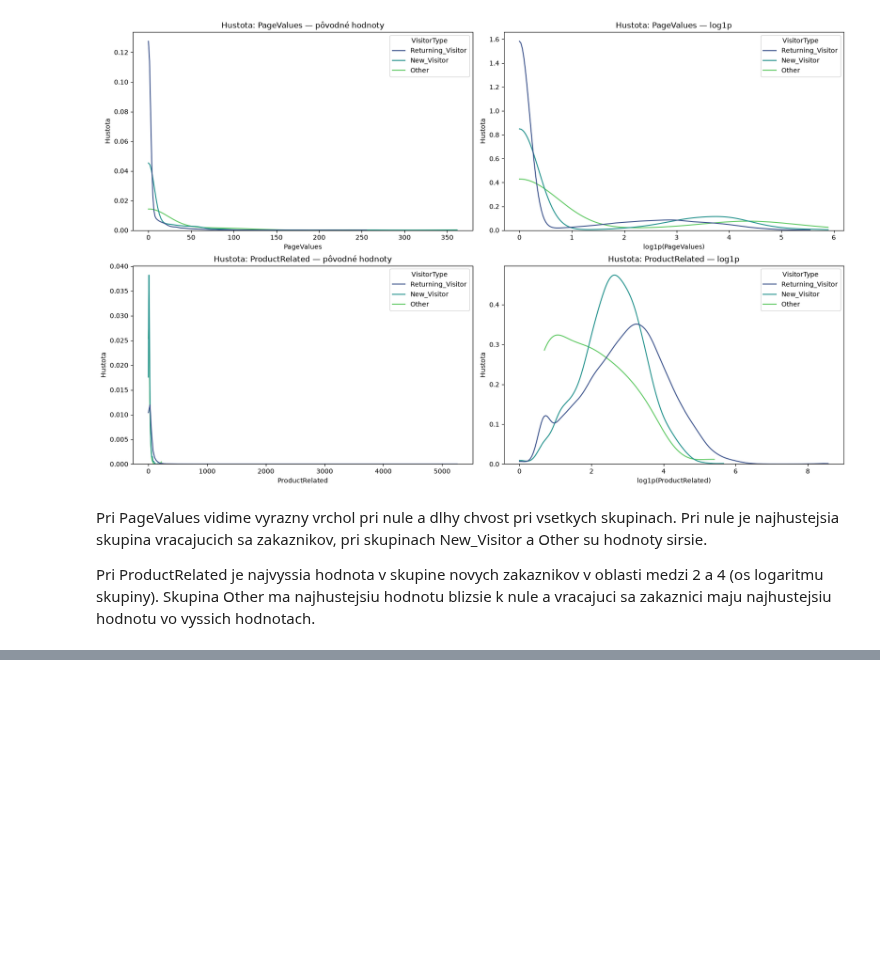
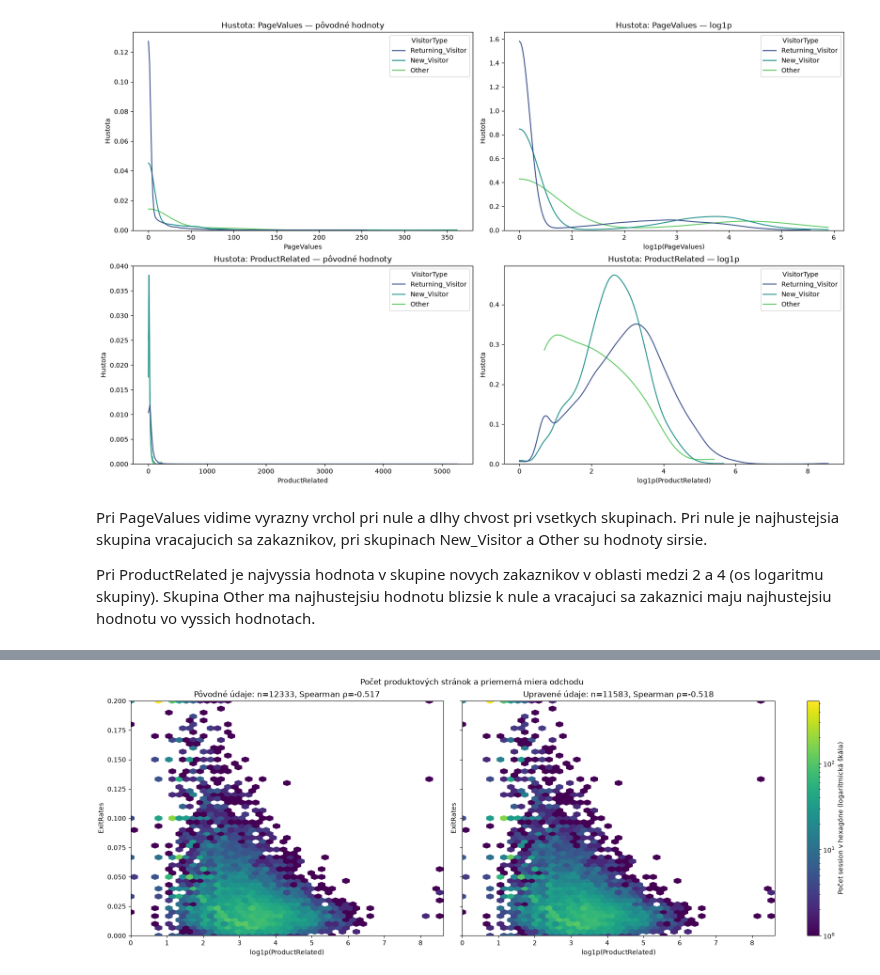
Before and after one commit to samuelbagin1/suns, a Jupyter notebook: zadania/01/main.ipynb, the cells around one changed output, grey strips where cells are left out. Saved outputs shown, nothing was run; the diff lists cells and outputs as text; code cells hidden in the pictures; blank space fills up the shorter version.

Commit message:
feat: point plot

```diff
--- a/zadania/01/main.ipynb
+++ b/zadania/01/main.ipynb
@@ -209,20 +243,0 @@ plt.show()
-# %%
-fig, axes = plt.subplots(2, 2, figsize=(16, 10), constrained_layout=True)
-
-for row, metric in enumerate(["PageValues", "ProductRelated"]):
-    for col, variant in enumerate(["original", "log1p"]):
-        value_column = metric if variant == "original" else f"log1p_{metric}"
-        value_label = metric if variant == "original" else f"log1p({metric})"
-        variant_label = "pôvodné hodnoty" if variant == "original" else "log1p"
-        ax = axes[row, col]
-        sns.boxplot(
-            data=visitor_data, x="VisitorType", y=value_column,
-            order=visitor_types, hue="VisitorType", hue_order=visitor_types,
-            palette=visitor_palette, dodge=False, legend=False,
-            ax=ax,
-        )
-        ax.set(title=f"Boxplot: {metric} — {variant_label}",
-               xlabel="Typ návštevníka", ylabel=value_label)
-        ax.tick_params(axis="x", rotation=15)
-
-plt.show()
@@ -230,0 +360,57 @@ plt.show()
+# %%
+from matplotlib.colors import LogNorm
+
+datasets = {"Pôvodné údaje": data, "Upravené údaje": data_clean}
+exit_pairs = {
+    label: frame[["ProductRelated", "ExitRates"]].dropna()
+    for label, frame in datasets.items()
+}
+extent = (
+    0,
+    max(np.log1p(pair["ProductRelated"]).max() for pair in exit_pairs.values()),
+    0,
+    max(pair["ExitRates"].max() for pair in exit_pairs.values()),
+)
+
+fig, axes = plt.subplots(
+    1, 2, figsize=(16, 6), sharex=True, sharey=True, constrained_layout=True
+)
+hexagons = []
+exit_summary = []
+
+for ax, (label, pair) in zip(axes, exit_pairs.items()):
+    correlation = pair.corr(method="spearman").loc["ProductRelated", "ExitRates"]
+    hexagons.append(ax.hexbin(
+        np.log1p(pair["ProductRelated"]),
+        pair["ExitRates"],
+        gridsize=(45, 30),
+        extent=extent,
+        mincnt=1,
+        cmap="viridis",
+    ))
+    ax.set(
+        title=f"{label}: n={len(pair)}, Spearman ρ={correlation:.3f}",
+        xlabel="log1p(ProductRelated)",
+        ylabel="ExitRates",
+        xlim=extent[:2],
+        ylim=extent[2:],
+    )
+    exit_summary.append({
+        "Dataset": label,
+        "Počet session": len(pair),
+        "Spearman": correlation,
+    })
+
+density_norm = LogNorm(
+    vmin=1, vmax=max(2, max(grid.get_array().max() for grid in hexagons))
+)
+for grid in hexagons:
+    grid.set_norm(density_norm)
+
+fig.colorbar(hexagons[0], ax=axes, label="Počet session v hexagóne (logaritmická škála)")
+fig.suptitle("Počet produktových stránok a priemerná miera odchodu")
+plt.show()
+
+pd.DataFrame(exit_summary).set_index("Dataset").round(3)
+# %% [output]
+[figure, added]
```
Also changed, not shown: parts of 15 cells of this notebook.
